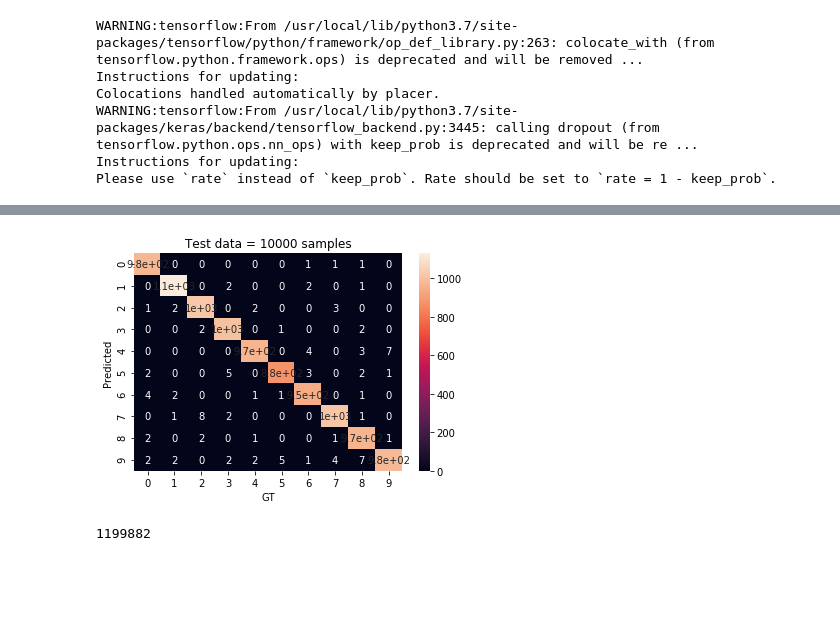
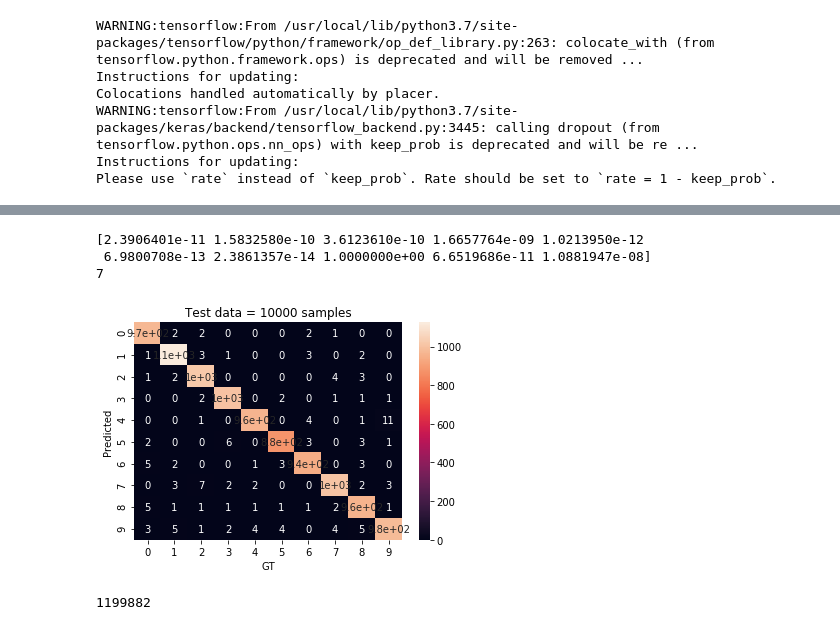
Before and after one commit to CarlosSanzDGP/neural-nets, a Jupyter notebook: 2-example-cnn-classification-mnist-keras.ipynb, the cells around one changed output, grey strips where cells are left out. Drawn from its saved outputs; the diff is of its cells as text; code cells hidden in the pictures; blank space fills up the shorter version.

```diff
--- a/2-example-cnn-classification-mnist-keras.ipynb
+++ b/2-example-cnn-classification-mnist-keras.ipynb
@@ -144,22 +151,28 @@ plt.show()
 # %%
 # Plot confusion matrix to have a more detailed view of cross-class missclassifications
 import seaborn as sns
 import numpy as np
 from sklearn.metrics import confusion_matrix
 
 ## Use argmax to project output probabilites as class index label
-y_pred = np.argmax(model.predict(x_test), axis=1)
+proba = model.predict(x_test)
+print(proba[0])
+y_pred = np.argmax(proba, axis=1)
+print(y_pred[0])
 y_t = np.argmax(y_test, axis=1)
 
 cm = confusion_matrix(y_t, y_pred)
 
 sns.heatmap(cm, annot=True)
 plt.xlabel("GT")
 plt.ylabel("Predicted")
 plt.title(f"Test data = {len(y_pred)} samples")
 plt.show()
 # %% [output]
+[2.3906401e-11 1.5832580e-10 3.6123610e-10 1.6657764e-09 1.0213950e-12
+ 6.9800708e-13 2.3861357e-14 1.0000000e+00 6.6519686e-11 1.0881947e-08]
+7
-[figure, old version]
+[figure, new version]
 # %%
 # We have trained a model of...... PARAMETERS!!! WOOW
 model.count_params()
```
Also changed, not shown: parts of 4 cells of this notebook, 4 other files.
